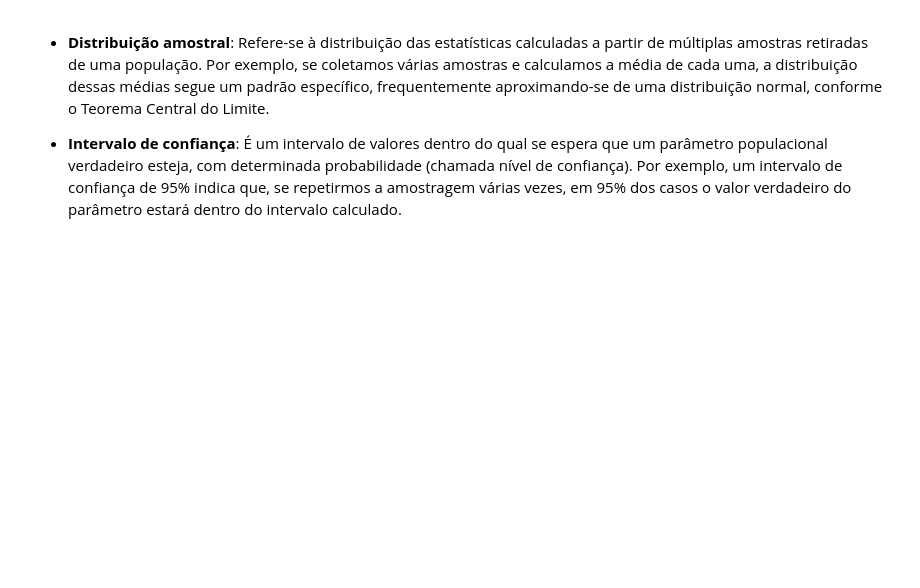
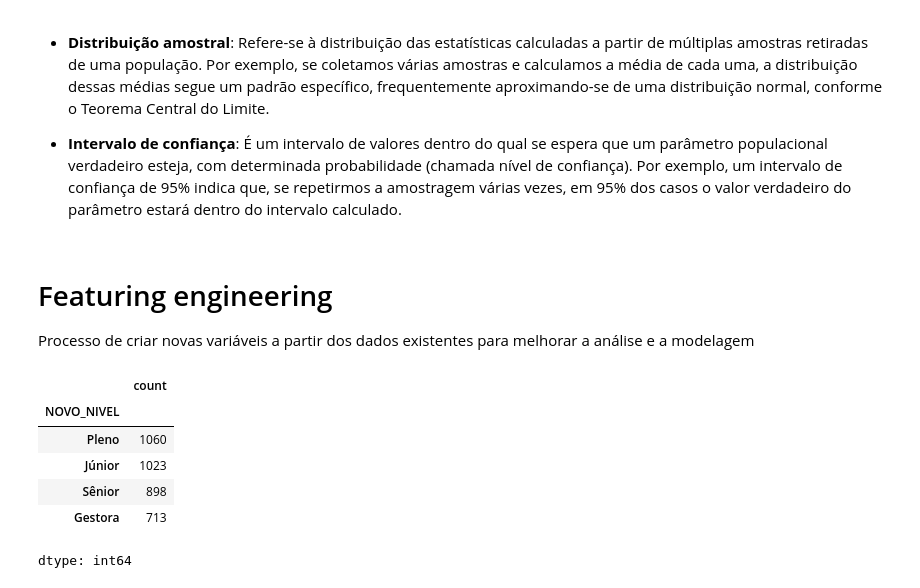
Before and after one commit to sarahscampos/analise-de-dados, a Jupyter notebook: analise_dados.ipynb, the cells around one changed output. Drawn from its saved outputs; the diff is of its cells as text; code cells hidden in the pictures; blank space fills up the shorter version.

Commit message:
featuring engineering

```diff
--- a/analise_dados.ipynb
+++ b/analise_dados.ipynb
@@ -372,3 +372,24 @@ plt.boxplot(lista_idades)
 - **Distribuição amostral**: Refere-se à distribuição das estatísticas calculadas a partir de múltiplas amostras retiradas de uma população. Por exemplo, se coletamos várias amostras e calculamos a média de cada uma, a distribuição dessas médias segue um padrão específico, frequentemente aproximando-se de uma distribuição normal, conforme o Teorema Central do Limite.
 
 - **Intervalo de confiança**: É um intervalo de valores dentro do qual se espera que um parâmetro populacional verdadeiro esteja, com determinada probabilidade (chamada nível de confiança). Por exemplo, um intervalo de confiança de 95% indica que, se repetirmos a amostragem várias vezes, em 95% dos casos o valor verdadeiro do parâmetro estará dentro do intervalo calculado.
+# %% [markdown]
+# Featuring engineering
+Processo de criar novas variáveis a partir dos dados existentes para melhorar a análise e a modelagem
+# %%
+def preencher_nivel(gestor, nivel):
+  if gestor==1:
+    return "Gestora"
+  else:
+    return nivel
+# %%
+dados['NOVO_NIVEL'] = dados.apply(lambda x: preencher_nivel(x['GESTOR?'], x['NIVEL']), axis=1)
+# %%
+dados['NOVO_NIVEL'].value_counts()
+# %% [output]
+|  | count |
+| NOVO_NIVEL |  |
+| Pleno | 1060 |
+| Júnior | 1023 |
+| Sênior | 898 |
+| Gestora | 713 |
+dtype: int64
```
Also changed, not shown: parts of 14 cells of this notebook.
